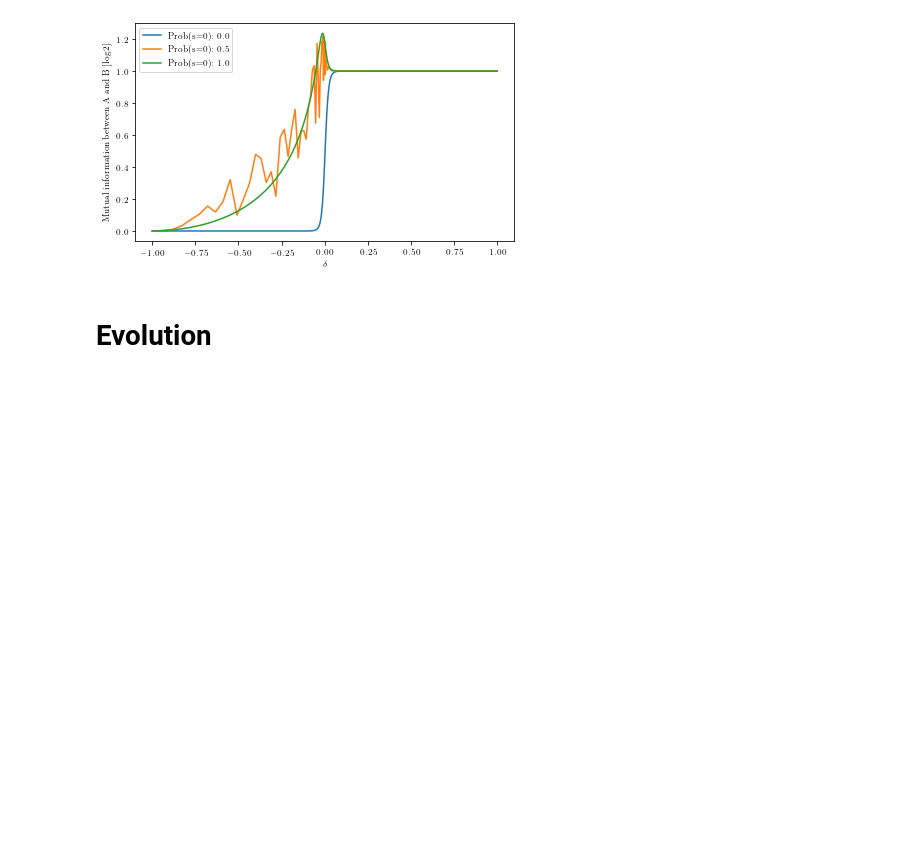
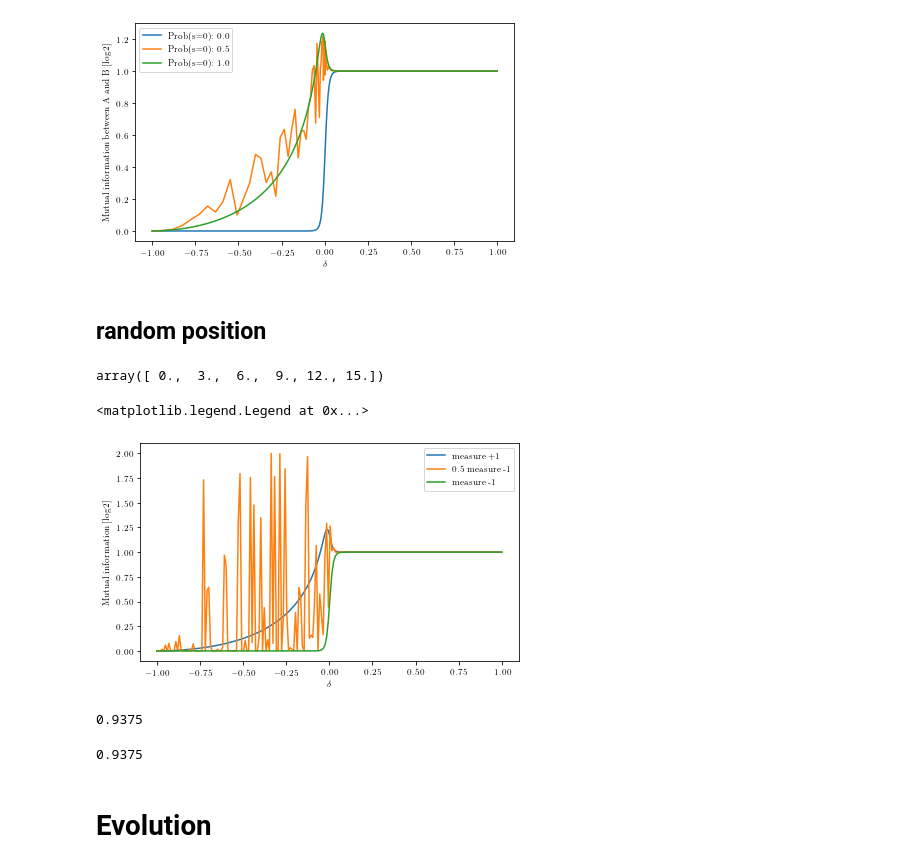
Before and after one commit to hainingpan/SPT, a Jupyter notebook: test_Majorana_chain.ipynb, the cells around one changed output. Drawn from its saved outputs; the diff is of its cells as text; code cells hidden in the pictures; blank space fills up the shorter version.

Commit message:
add random gate projection based on position

```diff
--- a/test_Majorana_chain.ipynb
+++ b/test_Majorana_chain.ipynb
@@ -1331,6 +1346,54 @@ ax.set_ylabel(r'Mutual information between A and B [$\log2$]')
 # %% [output]
 Text(0, 0.5, 'Mutual information between A and B [$\\log2$]')
 [figure]
+# %% [markdown]
+## random position
+# %%
+# all projections to 0
+mutual_info_pos_list=[]
+for delta in delta_list:
+    params=Params(delta=delta,L=64,bc=-1)
+    params.measure_all_position(1)
+    mutual_info_pos_list.append(params.mutual_information_m(np.arange(int(params.L/2)),np.arange(params.L/2)+params.L))
+# %%
+# 0.5 projections to 0
+mutual_info_x_list=[]
+for delta in delta_list:
+    params=Params(delta=delta,L=64,bc=-1)
+    params.measure_all_position(8/(params.L/4))
+    mutual_info_x_list.append(params.mutual_information_m(np.arange(int(params.L/2)),np.arange(params.L/2)+params.L))
+# %%
+# all projections to 1
+mutual_info_neg_list=[]
+for delta in delta_list:
+    params=Params(delta=delta,L=64,bc=-1)
+    params.measure_all_position(0)
+    mutual_info_neg_list.append(params.mutual_information_m(np.arange(int(params.L/2)),np.arange(params.L/2)+params.L))
+# %%
+np.linspace(0,15,6)
+# %% [output]
+array([ 0.,  3.,  6.,  9., 12., 15.])
+# %%
+fig,ax=plt.subplots(figsize=(6.8,4))
+# ax.plot(delta_list,mutual_info_list/np.log(2),label='no measurement')
+ax.plot(delta_list,mutual_info_pos_list/np.log(2),label='measure +1')
+ax.plot(delta_list,mutual_info_x_list/np.log(2),label='0.5 measure -1')
+ax.plot(delta_list,mutual_info_neg_list/np.log(2),label='measure -1')
+ax.set_xlabel(r'$\delta$')
+ax.set_ylabel(r'Mutual information [$\log 2$]')
+ax.legend()
+# fig.savefig('/mnt/d/kitp/Rp_SPT/4/M_L64_ApBp_shared.pdf',bbox_inches='tight')
+# %% [output]
+<matplotlib.legend.Legend at 0x...>
+[figure, added]
+# %%
+15/(params.L/4)
+# %% [output]
+0.9375
+# %%
+1-sum(params.s_history)/len(params.s_history)
+# %% [output]
+0.9375
 # %%
 def mutual_info_all_run(batchsize):
     delta_list=np.linspace(-1,1,40)
```
Also changed, not shown: parts of 2 cells of this notebook, 1 other file.
